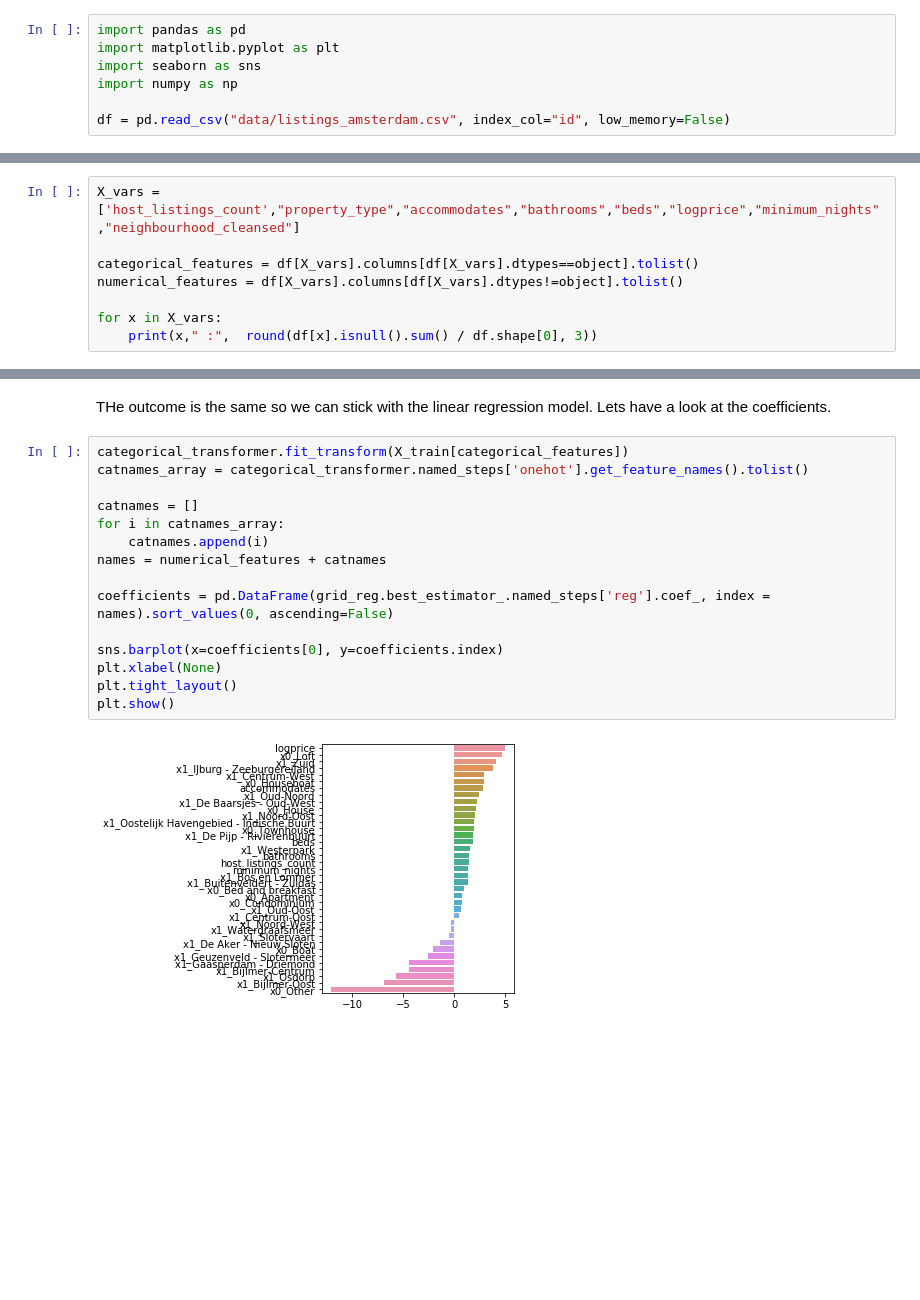
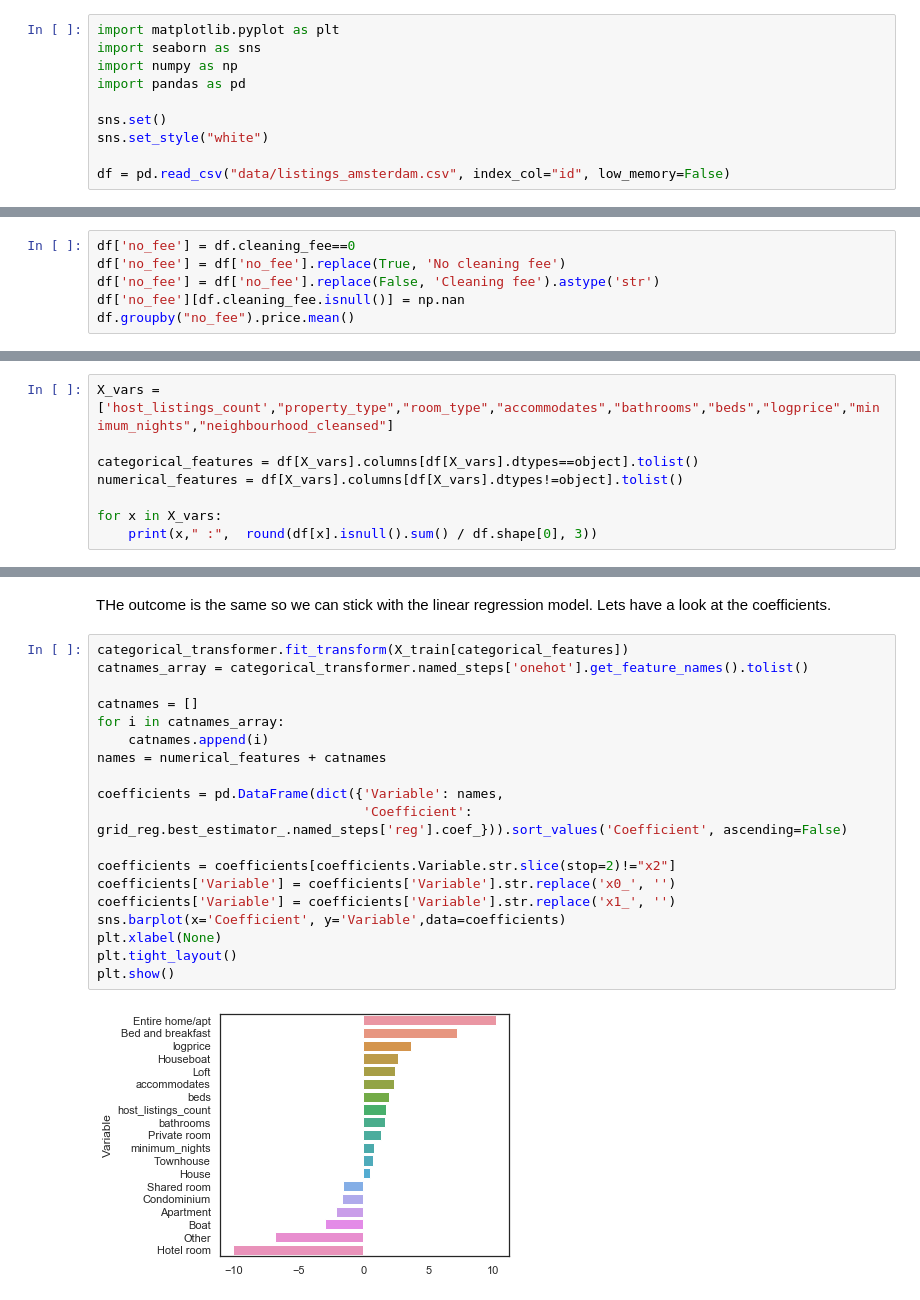
Before and after one commit to mwilkens1/Airbnb_clean, a Jupyter notebook: airbnb.ipynb, the cells around one changed output, grey strips where cells are left out. Cells and saved outputs as stored; diff of their text form; blank space fills up the shorter version.

```diff
--- a/airbnb.ipynb
+++ b/airbnb.ipynb
@@ -5,10 +5,13 @@
 
 Data has been downloaded from: http://insideairbnb.com/get-the-data.html. The first step is to read the data.
 # %%
-import pandas as pd
 import matplotlib.pyplot as plt
 import seaborn as sns
 import numpy as np
+import pandas as pd
+
+sns.set()
+sns.set_style("white")
 
 df = pd.read_csv("data/listings_amsterdam.csv", index_col="id", low_memory=False)
 # %% [markdown]
@@ -170,0 +179,6 @@ plt.show()
+# %%
+df['no_fee'] = df.cleaning_fee==0
+df['no_fee'] = df['no_fee'].replace(True, 'No cleaning fee')
+df['no_fee'] = df['no_fee'].replace(False, 'Cleaning fee').astype('str')
+df['no_fee'][df.cleaning_fee.isnull()] = np.nan
+df.groupby("no_fee").price.mean()
@@ -173,7 +192,7 @@ In order to analyse what explains how large the cleaning fee is we can run a reg
 
 Checking for missing values: seems negligible but we will impute it anyway.
 # %%
-X_vars = ['host_listings_count',"property_type","accommodates","bathrooms","beds","logprice","minimum_nights","neighbourhood_cleansed"]
+X_vars = ['host_listings_count',"property_type","room_type","accommodates","bathrooms","beds","logprice","minimum_nights","neighbourhood_cleansed"]
 
 categorical_features = df[X_vars].columns[df[X_vars].dtypes==object].tolist()
 numerical_features = df[X_vars].columns[df[X_vars].dtypes!=object].tolist()
@@ -365,17 +393,21 @@ THe outcome is the same so we can stick with the linear regression model. Lets h
 # %%
 categorical_transformer.fit_transform(X_train[categorical_features])
 catnames_array = categorical_transformer.named_steps['onehot'].get_feature_names().tolist()
 
 catnames = []
 for i in catnames_array:
     catnames.append(i)
 names = numerical_features + catnames
 
-coefficients = pd.DataFrame(grid_reg.best_estimator_.named_steps['reg'].coef_, index = names).sort_values(0, ascending=False)
+coefficients = pd.DataFrame(dict({'Variable': names,
+                                  'Coefficient': grid_reg.best_estimator_.named_steps['reg'].coef_})).sort_values('Coefficient', ascending=False)
 
-sns.barplot(x=coefficients[0], y=coefficients.index)
+coefficients = coefficients[coefficients.Variable.str.slice(stop=2)!="x2"]
+coefficients['Variable'] = coefficients['Variable'].str.replace('x0_', '')
+coefficients['Variable'] = coefficients['Variable'].str.replace('x1_', '')
+sns.barplot(x='Coefficient', y='Variable',data=coefficients)
 plt.xlabel(None)
 plt.tight_layout()
 plt.show()
 # %% [output]
-[figure, old version]
+[figure, new version]
```
Also changed, not shown: parts of 31 cells of this notebook, 4 other files.
